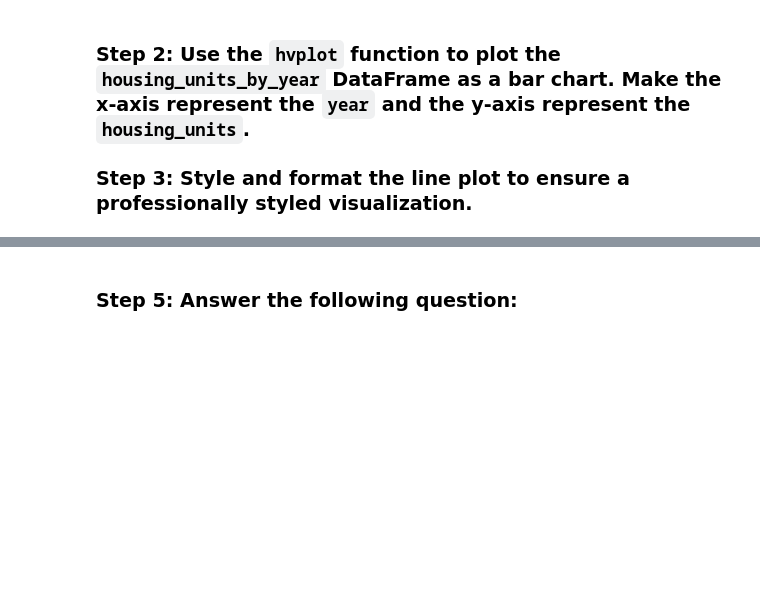
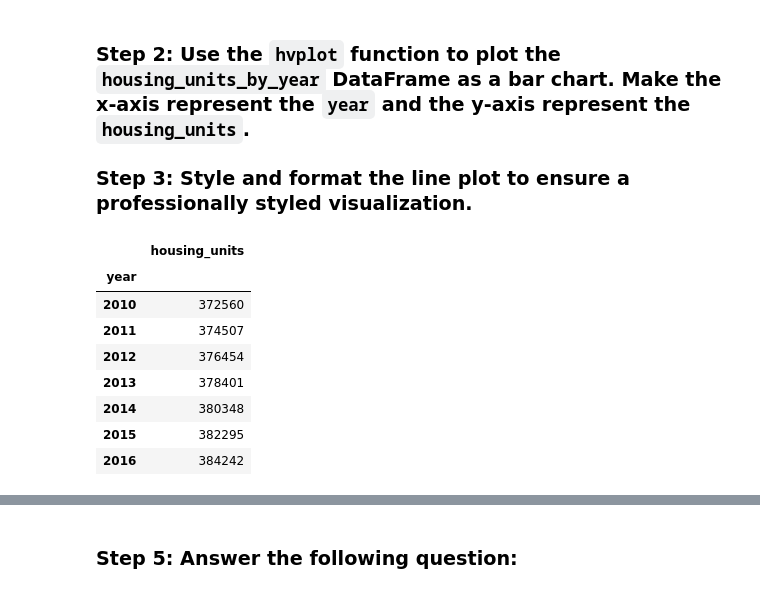
Before and after one commit to codetree4u/HousingRentalAnalysisForSanFrancisco, a Jupyter notebook: san_francisco_housing.ipynb, the cells around one changed output, grey strips where cells are left out. Saved outputs shown, nothing was run; the diff lists cells and outputs as text; code cells hidden in the pictures; blank space fills up the shorter version.

```diff
--- a/san_francisco_housing.ipynb
+++ b/san_francisco_housing.ipynb
@@ -216,5 +216,21 @@ display(housing_units_by_year)
 ### Step 2: Use the `hvplot` function to plot the `housing_units_by_year` DataFrame as a bar chart. Make the x-axis represent the `year` and the y-axis represent the `housing_units`.
 
 ### Step 3: Style and format the line plot to ensure a professionally styled visualization.
+# %%
+housing_units_by_year_df = housing_units_by_year.drop(columns=['sale_price_sqr_foot','gross_rent'])
+# remove any rows missing values
+#housing_units_by_year_df = housing_units_by_year_df.dropna()
+display(housing_units_by_year_df)
+#housing_units_by_year_df.dtype
+# %% [output]
+|  | housing_units |
+| year |  |
+| 2010 | 372560 |
+| 2011 | 374507 |
+| 2012 | 376454 |
+| 2013 | 378401 |
+| 2014 | 380348 |
+| 2015 | 382295 |
+| 2016 | 384242 |
 # %%
 # Create a visual aggregation explore the housing units by year
```
Also changed, not shown: parts of 11 cells of this notebook, 1 other file.
